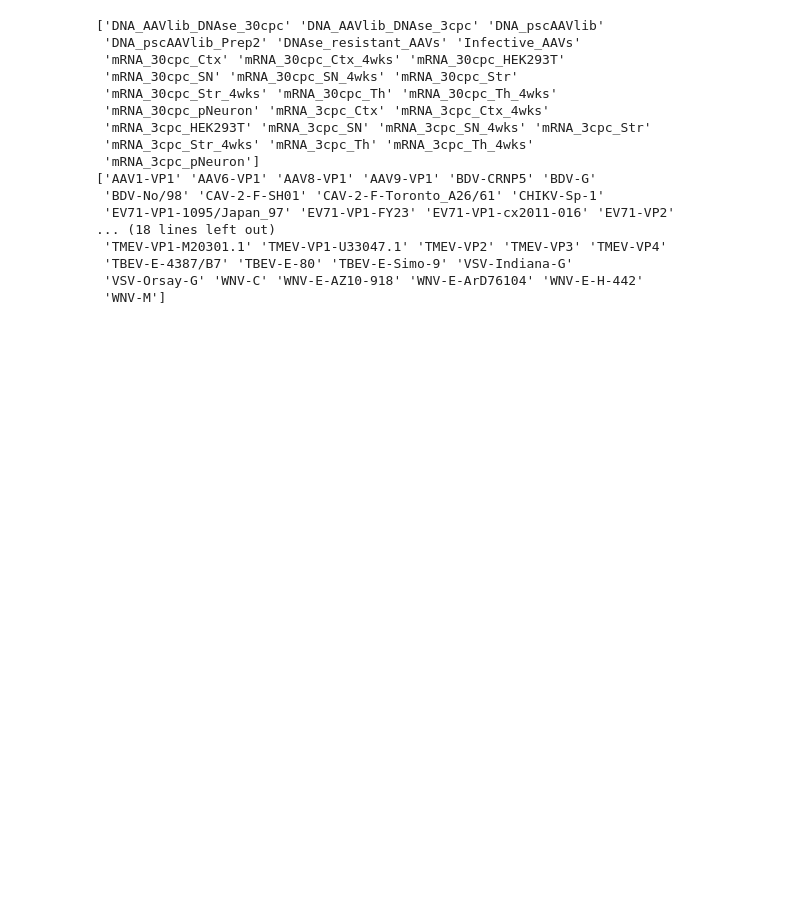
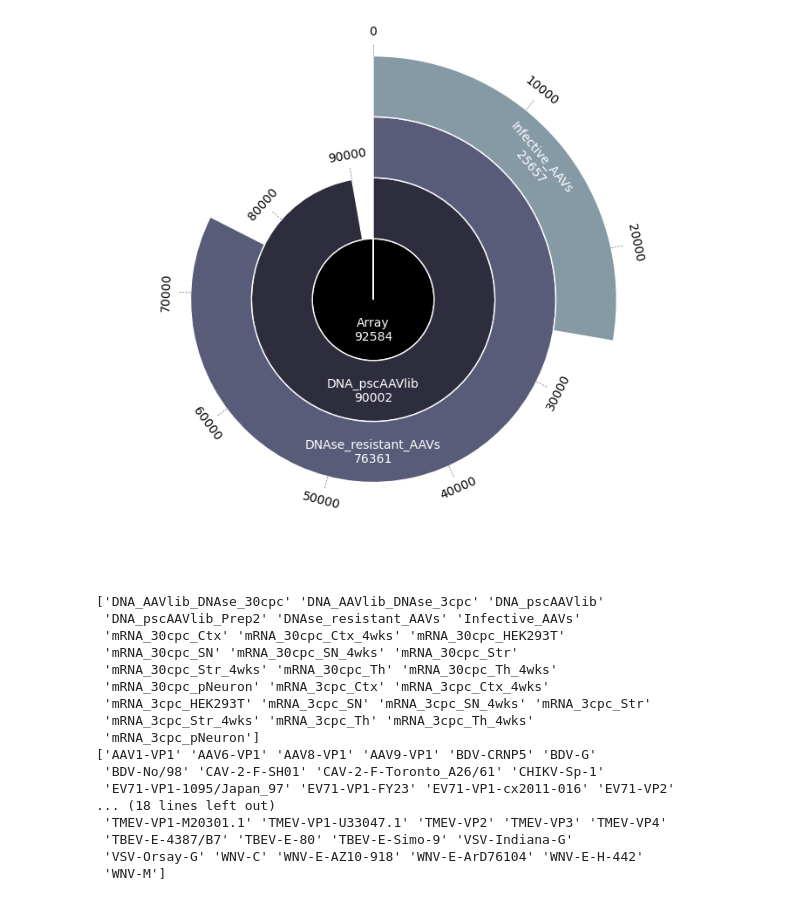
Before and after one commit to JaSt17/raaven_Pipeline, a Jupyter notebook: Python_Scripts/test.ipynb, the cells around one changed output. Cells and saved outputs as stored; diff of their text form; code cells hidden in the pictures; blank space fills up the shorter version.

```diff
--- a/Python_Scripts/test.ipynb
+++ b/Python_Scripts/test.ipynb
@@ -34,3 +97,8 @@ Name: count, dtype: int64
+# %%
+from Plotting_functions import plot_quantities
+plot_quantities(df, ['DNA_pscAAVlib', 'DNAse_resistant_AAVs', 'Infective_AAVs',], {"Array": 92584})
+# %% [output]
+[figure, added]
 # %%
 # print all unique group names
 print(df['Group'].unique())
```
Also changed, not shown: parts of 13 cells of this notebook, 2 other files.
